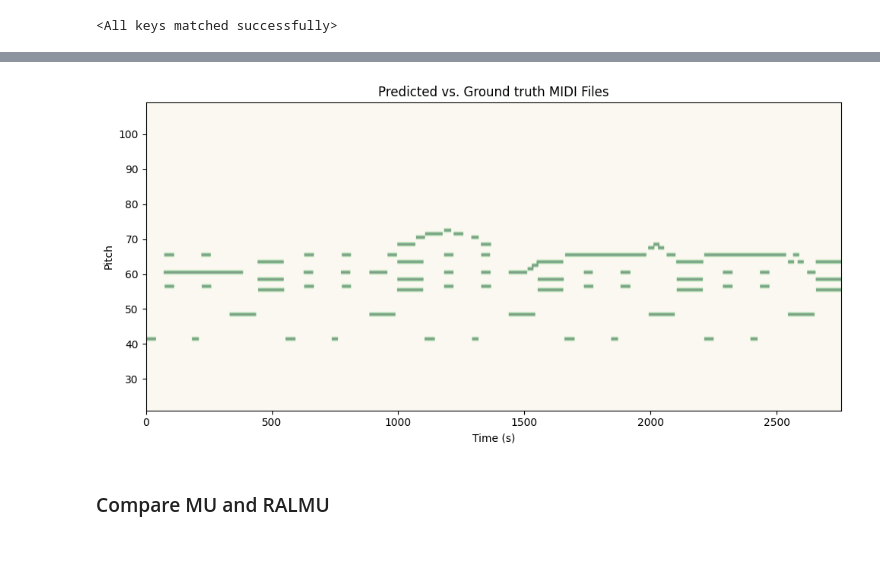
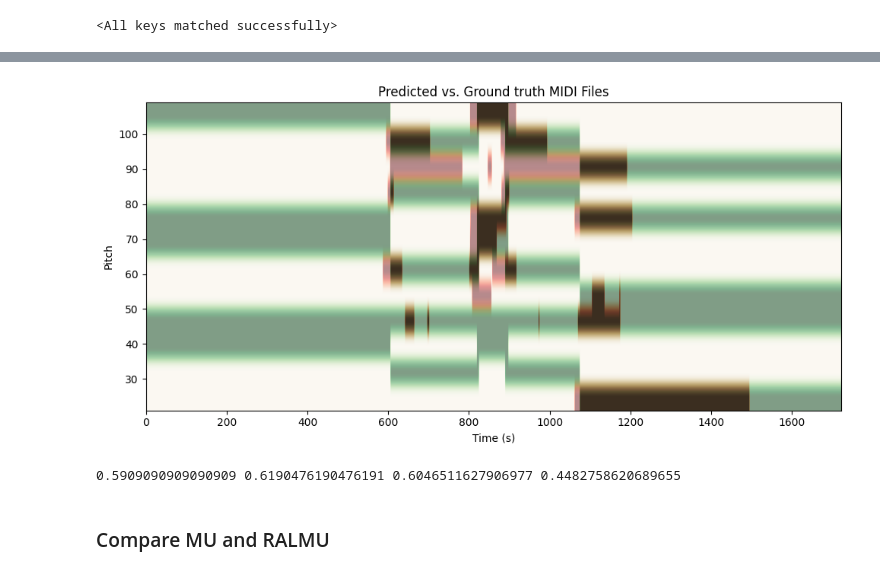
Before and after one commit to edabier/Unrolled-NMF, a Jupyter notebook: test.ipynb, the cells around one changed output, grey strips where cells are left out. Cells and saved outputs as stored; diff of their text form; code cells hidden in the pictures.

```diff
--- a/test.ipynb
+++ b/test.ipynb
@@ -25,10 +25,13 @@ else:
     dev = "cpu"
 # %%
 W_path = '/home/ids/edabier/AMT/Unrolled-NMF/test-data/synth-single-notes'
+# model = "checkpoint"
+model = "1e-2lr_clip_10%"
 mu = models.MU_NMF(n_iter=10, W_path=W_path)
-ralmu = models.RALMU(l=88, beta=1, W_path=W_path, hidden=16, n_iter=10, n_init_steps=1, shared=True, return_layers=False, aw_2d=False, clip_H=False, dtype=None)
+ralmu = models.RALMU(l=88, beta=1, W_path=W_path, hidden=16, n_iter=10, n_init_steps=1, shared=False, return_layers=False, aw_2d=False, clip_H=False, dtype=None)
+# ralmu = models.RALMU(l=88, beta=1, W_path=W_path, hidden=16, n_iter=10, n_init_steps=1, shared=True, return_layers=False, aw_2d=False, clip_H=False, dtype=None)
 ralmu = ralmu.to(dev)
-state_dict = torch.load('/home/ids/edabier/AMT/Unrolled-NMF/models/checkpoint.pt', map_location=dev)
+state_dict = torch.load(f'/home/ids/edabier/AMT/Unrolled-NMF/models/{model}.pt', map_location=dev)
 ralmu.load_state_dict(state_dict['model_state_dict'])
 # %% [output]
 <All keys matched successfully>
@@ -125,0 +225,13 @@ See the caveats in the documentation: https://pandas.pydata.org/pandas-docs/stab
+# %%
+for i in range(H.shape[0]):
+    y = H[i].detach().cpu()
+    algo = rpt.Pelt().fit(y)
+    bkps = algo.predict(pen=2.0)
+
+    if len(bkps) > 1:
+        print(i)
+        # plt.plot(y)
+        # plt.show()
+    else:
+        if bkps[0] != 1723:
+            print(bkps)
@@ -157,10 +330,29 @@ axs[1,1].legend()
 # %%
-_, notes_hat = init.W_to_pitch(W_hat.cpu(), true_freqs=None, use_max=True)
-midi_hat, active_midi = init.WH_to_MIDI(W_hat, H_hat, notes_hat, normalize=False, threshold=0.1, smoothing_window=10, min_note_length=30, sr=44100)
-spec.compare_midi(midi, midi_hat.detach())
-spec.pianoroll_to_midi(midi_hat, "/home/ids/edabier/AMT/Unrolled-NMF/ralmu_midi_pred.mid", times)
+# _, notes_hat = init.W_to_pitch(W_hat_ralmu.cpu(), true_freqs=None, use_max=True)
+_, notes_hat = init.W_to_pitch(W_hat_mu.cpu(), true_freqs=None, use_max=True)
+
+best_f = 0
+best_thresh = 0
+threshs = torch.linspace(0.01, 10, 100)
+
+for thresh in threshs:
+    midi_hat, _ = init.WH_to_MIDI(W_hat_ralmu, H_hat_ralmu, notes_hat, normalize=False, threshold=thresh, smoothing_window=10, min_note_length=30, sr=44100)
+    # midi_hat, _ = init.WH_to_MIDI(W_hat_mu, H_hat_mu, notes_hat, normalize=False, threshold=thresh, smoothing_window=10, min_note_length=30, sr=44100)
+    prec, rec, f_mes, accuracy = utils.compute_metrics(midi_hat[active_midi[:12]], midi[active_midi[:12]], time_tolerance=200)
+
+    if f_mes > best_f:
+        best_thresh = thresh
+        best_f = f_mes
+
+midi_hat, _ = init.WH_to_MIDI(W_hat_ralmu, H_hat_ralmu, notes_hat, normalize=False, threshold=best_thresh, smoothing_window=10, min_note_length=30, sr=44100)
+# midi_hat, _ = init.WH_to_MIDI(W_hat_mu, H_hat_mu, notes_hat, normalize=False, threshold=best_thresh, smoothing_window=10, min_note_length=30, sr=44100)
+spec.compare_midi(midi[active_midi[:12]].cpu(), midi_hat[active_midi[:12]].cpu())
+prec, rec, f_mes, accuracy = utils.compute_metrics(midi_hat[active_midi[:12]], midi[active_midi[:12]], time_tolerance=200)
+print(prec, rec, f_mes, accuracy)
+# spec.pianoroll_to_midi(midi_hat, "/home/ids/edabier/AMT/Unrolled-NMF/ralmu_midi_pred.mid", times)
 # %% [output]
-[figure, old version]
+[figure, new version]
+0.5909090909090909 0.6190476190476191 0.6046511627906977 0.4482758620689655
 # %% [markdown]
 ### Compare MU and RALMU
 # %%
```
Also changed, not shown: parts of 8 cells of this notebook, 14 other files.
